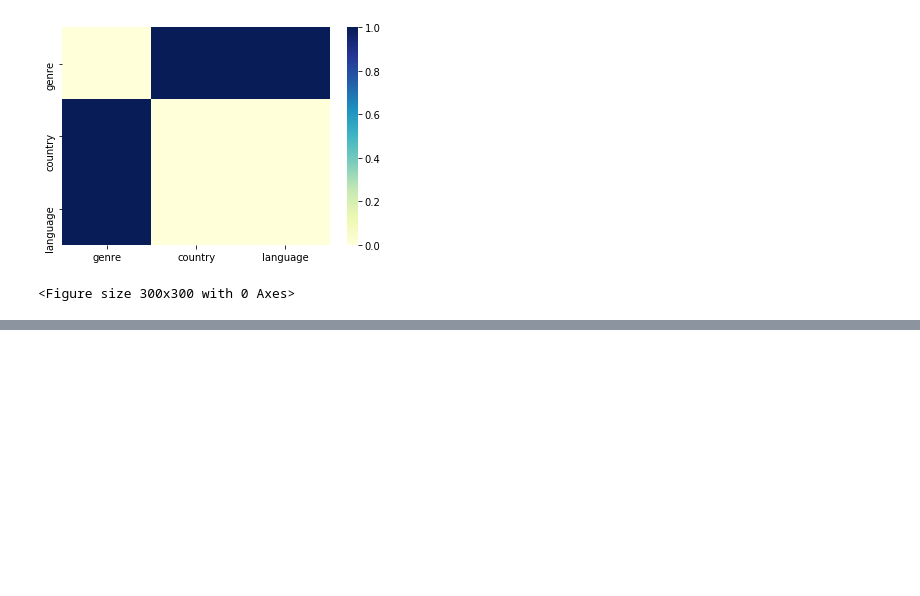
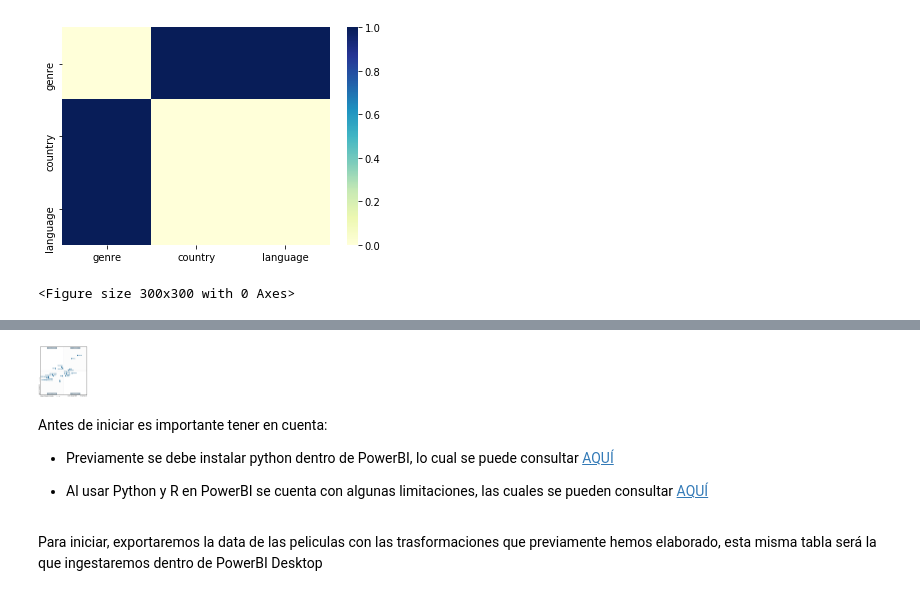
Before and after one commit to juankfc/DataScientist-Roadmap, a Jupyter notebook: Estadística Descriptiva/Estadística Descriptiva.ipynb, the cells around one changed output, grey strips where cells are left out. Cells and saved outputs as stored; diff of their text form; code cells hidden in the pictures; blank space fills up the shorter version.

```diff
--- a/Estadística Descriptiva/Estadística Descriptiva.ipynb
+++ b/Estadística Descriptiva/Estadística Descriptiva.ipynb
@@ -395,0 +455,11 @@ language language
+# %%
+Image('2020_gartner-mq_800.jpg',width = 50, height = 50,unconfined=False)
+# %% [output]
+[figure, added]
+# %% [markdown]
+Antes de iniciar es importante tener en cuenta:
+* Previamente se debe instalar python dentro de PowerBI, lo cual se puede consultar <a href="https://docs.microsoft.com/en-us/power-bi/connect-data/desktop-python-scripts">AQUÍ</a>
+
+* Al usar Python y R en PowerBI se cuenta con algunas limitaciones, las cuales se pueden consultar <a href="https://docs.microsoft.com/en-us/power-bi/connect-data/desktop-python-visuals#:~:text=Known%20limitations,-Python%20visuals%20in&text=Data%20size%20limitations.,a%20limit%20of%20250%20MB.">AQUÍ</a>
+# %% [markdown]
+Para iniciar, exportaremos la data de las peliculas con las trasformaciones que previamente hemos elaborado, esta misma tabla será la que ingestaremos dentro de PowerBI Desktop
```
Also changed, not shown: parts of 27 cells of this notebook.
